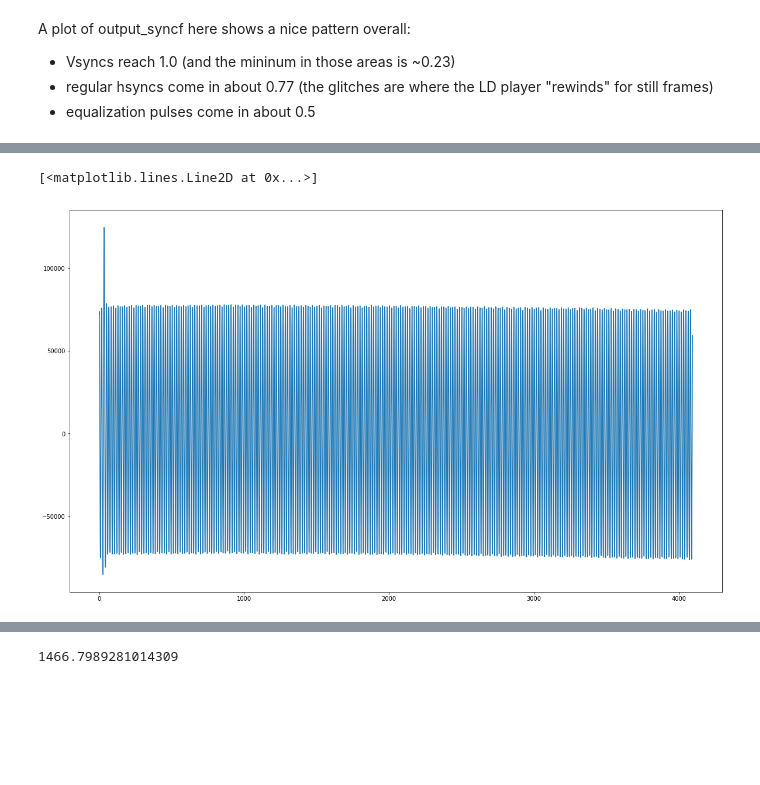
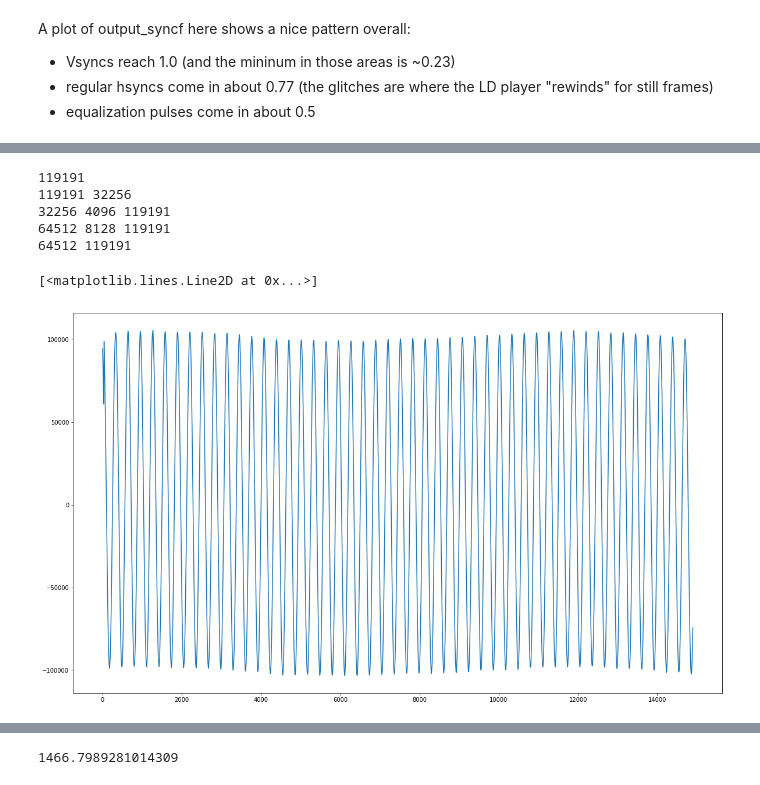
Before and after one commit to happycube/ld-decode, a Jupyter notebook: ld-decoder-dev11.ipynb, the cells around one changed output, grey strips where cells are left out. Saved outputs shown, nothing was run; the diff lists cells and outputs as text; code cells hidden in the pictures; blank space fills up the shorter version.

```diff
--- a/ld-decoder-dev11.ipynb
+++ b/ld-decoder-dev11.ipynb
@@ -1448,95 +1460,55 @@ plt.plot(frame_audio['audio_right'][:-1])
 # %%
 # second stage audio (further downscaling and eventually TBC)
-# %%
-audone = frame_audio['audio_left'][:-1].copy() - filterset['audio_lfreq']
-aud_fft = np.fft.fft(audone[:blocklen])
-
-audio_out_fft = audio_fdslice2(filterset, aud_fft) * filterset['audio_lpf2'] #* adeemp
-audio_out = np.fft.ifft(audio_out_fft) / filterset['audio_fdiv2']
-
-plt.plot((audio_out.real[:]))
-# %% [output]
-[<matplotlib.lines.Line2D at 0x...>]
-[figure, removed]
 # %%
 def runfilter_audio_phase2(filterset, frame_audio, start):
     left = frame_audio['audio_left'][start:start+blocklen].copy() - filterset['audio_lfreq']
-    left_fft = np.fft.fft(audone[start:start+blocklen])
+    left_fft = np.fft.fft(left)
     audio_out_fft = audio_fdslice2(filterset, left_fft) * filterset['audio_lpf2'] #* adeemp
     left_out = np.fft.ifft(audio_out_fft).real / filterset['audio_fdiv2']
 
-    right = frame_audio['audio_left'][start:start+blocklen].copy() - filterset['audio_rfreq']
-    right_fft = np.fft.fft(audone[start:start+blocklen])
+    right = frame_audio['audio_right'][start:start+blocklen].copy() - filterset['audio_rfreq']
+    right_fft = np.fft.fft(right)
     audio_out_fft = audio_fdslice2(filterset, right_fft) * filterset['audio_lpf2'] #* adeemp
     right_out = np.fft.ifft(audio_out_fft).real / filterset['audio_fdiv2']
 
     return np.rec.array([left_out, right_out], names=['audio_left', 'audio_right'])
 
 def audio_phase2(filterset, frame_audio):
     output_audio2 = np.zeros(len(frame_audio['audio_left']) // (filterset['audio_fdiv2'] // 1), dtype=frame_audio.dtype)
 
     # copy the first block in it's entirety, to keep audio and video samples aligned
     tmp = runfilter_audio_phase2(filterset, frame_audio, 0)
     output_audio2[:tmp.shape[0]] = tmp
 
     end = frame_audio.shape[0] #// filterset['audio_fdiv2']
     print(end)
 
-    askip = 80
+    askip = 64
     sjump = blocklen - (askip * filterset['audio_fdiv2'])
 
     print(end, sjump)
 
     ostart = tmp.shape[0]
-    for sample in range(blocklen, frame_audio.shape[0] - sjump, sjump):
+    for sample in range(sjump, frame_audio.shape[0] - sjump, sjump):
         print(sample, ostart, frame_audio.shape[0])
         tmp = runfilter_audio_phase2(filterset, frame_audio, sample)
         oend = ostart + tmp.shape[0] - askip
         output_audio2[ostart:oend] = tmp[askip:]
         ostart += tmp.shape[0] - askip
 
     print(sample, frame_audio.shape[0])
     tmp = runfilter_audio_phase2(filterset, frame_audio, end - blocklen - 1)
     output_audio2[output_audio2.shape[0] - (tmp.shape[0] - askip):] = tmp[askip:]
 
     return output_audio2
 
-# right now defualt is 16/96, so not optimal :)
-def downscale_audio(audio, lineinfo, filterset, timeoffset, freq = 96000, scale=128):
-    frametime = (filterset['line_period'] * 525) / 1000000
-    soundgap = 1 / freq
-
-    # include one extra 'tick' to interpolate the last one and use as a return value
-    # for the next frame
-    arange = np.arange(timeoffset, frametime + soundgap, soundgap)
-    locs = np.zeros(len(arange), dtype=np.float)
-
-    for i, t in enumerate(arange):
-        lineloc = ((t * 1000000) / filterset['line_period']) + 1
-
-        sampleloc = lineinfo[np.int(lineloc)]
-        sampleloc += (lineinfo[np.int(lineloc) + 1] - lineinfo[np.int(lineloc)]) * (lineloc - np.floor(lineloc))
-
-        locs[i] = sampleloc / scale
-
-    # for now output 16/192 audio - need better scaling!
-
-    output = np.zeros((2 * (len(arange) - 1)), dtype=np.int16)
-
-    # use two passes so the next location can be known
-    for i in range(len(arange) - 1):
-        # rough linear approx for now
-        ratio = 1 - (locs[i] - np.floor(locs[i]))
-        output_left = (audio['audio_left'][np.int(locs[i])] * ratio)
-        output_left += (audio['audio_left'][np.int(locs[i + 1])] * (1 - ratio))
-
-        output_right = (audio['audio_right'][np.int(locs[i])] * ratio)
-        output_right += (audio['audio_right'][np.int(locs[i + 1])] * (1 - ratio))
-
-        output[(i * 2) + 0] = int(np.round(output_left * 32767 / 150000))
-        output[(i * 2) + 1] = int(np.round(output_right * 32767 / 150000))
-
-    return output, arange[-1] - frametime
-
-#final_audio = audio_phase2(filterset, frame_audio)
-#output, nexttimeoffset = downscale_audio(final_audio, linelist2, filterset, 0)
+final_audio = audio_phase2(filterset, frame_audio)
+plt.plot(final_audio)
+# %% [output]
+119191
+119191 32256
+32256 4096 119191
+64512 8128 119191
+64512 119191
+[<matplotlib.lines.Line2D at 0x...>]
+[figure, added]
```
Also changed, not shown: parts of 9 cells of this notebook.
